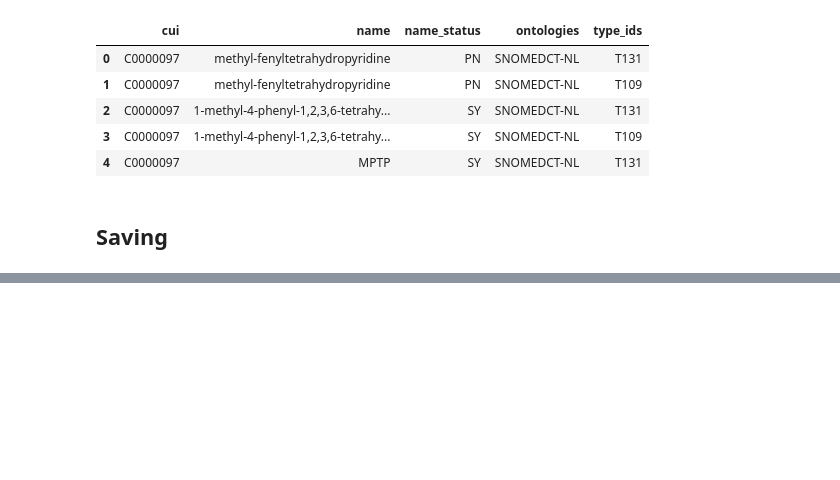
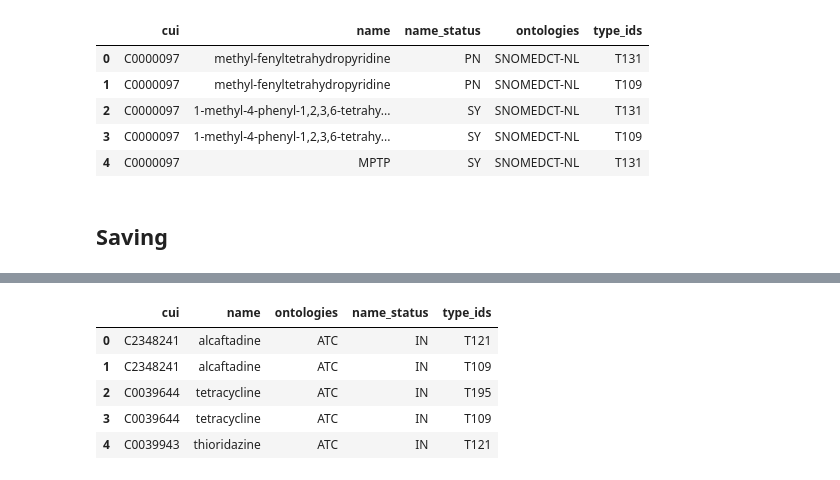
Before and after one commit to umcu/dutch-medical-concepts, a Jupyter notebook: dutch-umls_to_concept-table.ipynb, the cells around one changed output, grey strips where cells are left out. Drawn from its saved outputs; the diff is of its cells as text; code cells hidden in the pictures; blank space fills up the shorter version.

Commit message:
Add drug names to cdb
Extended the dutch-umls_to_concept-table notebook to make it easy to add the drug names to the concept database.

```diff
--- a/dutch-umls_to_concept-table.ipynb
+++ b/dutch-umls_to_concept-table.ipynb
@@ -526,0 +534,17 @@ type_counts.to_csv('04_ConceptDB/tuis-umls-dutch_v1.7.csv', index = False, sep='
+# %%
+# Retrieve Dutch UMLS concepts
+query = """
+SELECT distinct MRCONSO.cui, str as name, sab as ontologies, tty as name_status, tui as type_ids
+FROM MRCONSO
+LEFT JOIN MRSTY ON MRSTY.cui = MRCONSO.cui
+WHERE SAB in ('ATC','DRUGBANK','RXNORM')
+"""
+df_drugs = pd.read_sql_query(query, con=connection)
+df_drugs.head()
+# %% [output]
+|  | cui | name | ontologies | name_status | type_ids |
+| 0 | C2348241 | alcaftadine | ATC | IN | T121 |
+| 1 | C2348241 | alcaftadine | ATC | IN | T109 |
+| 2 | C0039644 | tetracycline | ATC | IN | T195 |
+| 3 | C0039644 | tetracycline | ATC | IN | T109 |
+| 4 | C0039943 | thioridazine | ATC | IN | T121 |
```
Also changed, not shown: parts of 6 cells of this notebook.
